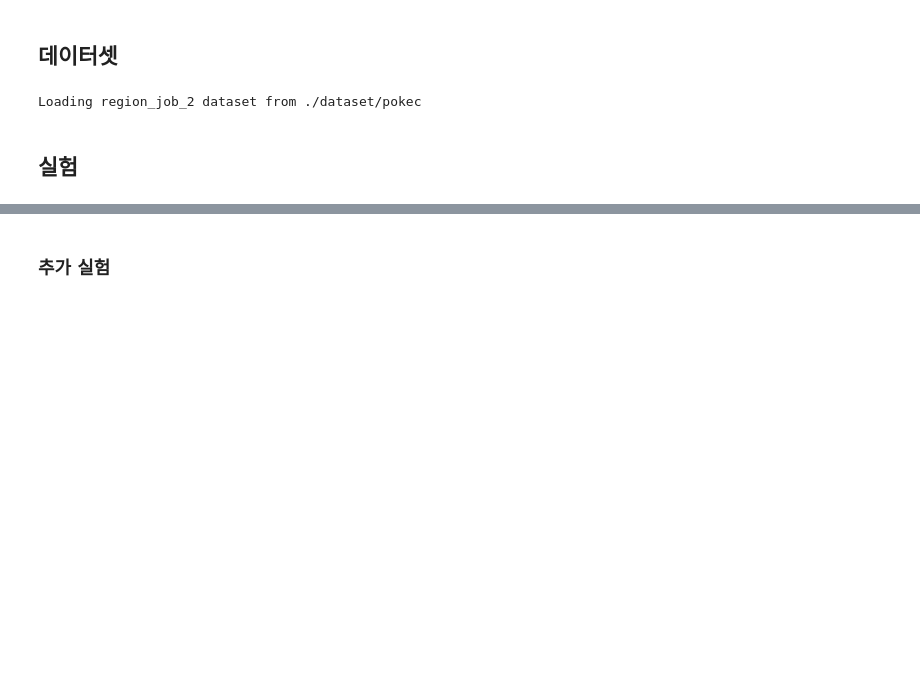
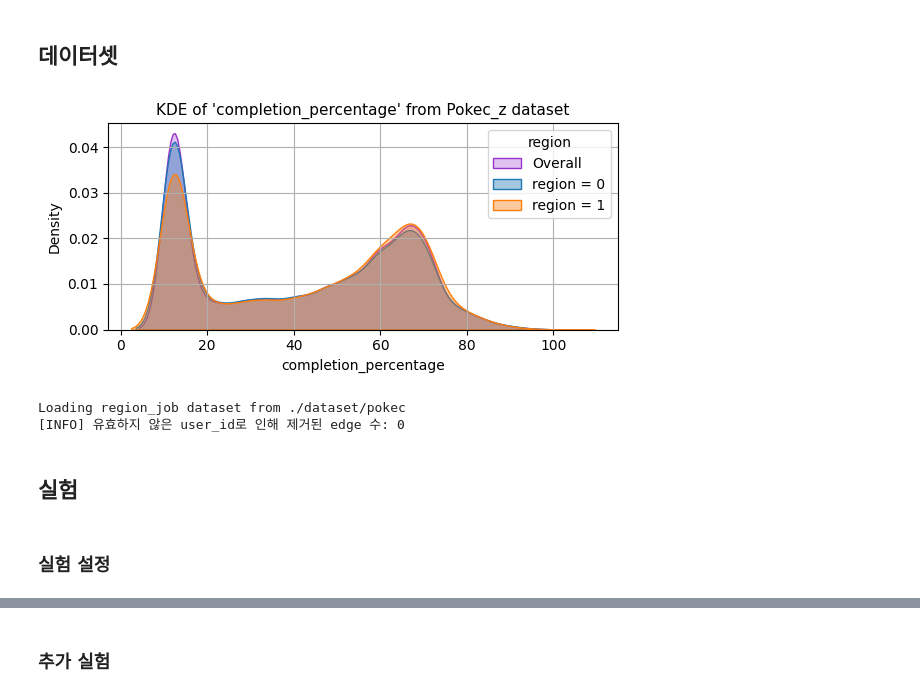
Before and after one commit to sybeam27/FnRGNN, a Jupyter notebook: test.ipynb, the cells around one changed output, grey strips where cells are left out. Cells and saved outputs as stored; diff of their text form; code cells hidden in the pictures; blank space fills up the shorter version.

```diff
--- a/test.ipynb
+++ b/test.ipynb
@@ -912,4 +1737,10 @@ def run_ablation_experiments(data, device, n_runs=5):
     return pd.DataFrame(results)
 # %% [markdown]
 ## 데이터셋
+# %%
+# 데이터셋 선택
+dataset = 'region_job' # Pokec_z
+# dataset = 'region_job_2' # Pokec_n
+# dataset = 'nba' # NBA
+# dataset = 'german' # German
 # %%
@@ -951,30 +1785,75 @@ nba_label_number, nba_sens_number, nba_test_idx, nba_path = 100, 50, True, "./da
+# %%
+# 분포 시각화
+
+# fig, axes = plt.subplots(1, 2, figsize=(12, 3))
+# sns.kdeplot(data=df, x=col, ax=axes[0], fill=True, color='darkorchid')
+# axes[0].set_title(f"KDE of '{col}' of {dn} dataset", size=11)
+# axes[0].set_xlabel(col, size=10)
+# axes[0].set_ylabel('Density', size=10)
+# axes[0].grid(True)
+# sns.kdeplot(data=df, x=col, hue=group, ax=axes[1], fill=True, common_norm=False, alpha=0.5)
+# axes[1].set_title(f"KDE of '{col}' by {group} of {dn} dataset", size=11)
+# axes[1].set_xlabel(col, size=10)
+# axes[1].set_ylabel('Density', size=10)
+# axes[1].grid(True)
+
+# plt.tight_layout()
+# plt.show()
+
+plt.figure(figsize=(6, 3))
+sns.kdeplot(data=df, x=col, fill=True, color='darkorchid', alpha=0.3, linewidth=1, label='Overall')
+for value in sorted(df[group].unique()):
+    subset = df[df[group] == value]
+    sns.kdeplot(data=subset, x=col, fill=True, alpha=0.4, label=f"{group} = {value}")
+
+plt.title(f"KDE of '{col}' from {dn} dataset", size=11)
+plt.xlabel(col, size=10)
+plt.ylabel('Density', size=10)
+plt.legend(title=group)
+plt.grid(True)
+plt.tight_layout()
+plt.show()
+# %% [output]
+[figure, added]
 # %%
 # 데이터셋 로드
-# dataset = 'region_job' # pokec_z
-dataset = 'region_job_2' # pokec_n
-# dataset = 'nba'
 seed = 1127
+tau = 0.9
 
-if dataset != 'nba':
+if dataset == 'nba':
+    predict_attr, sens_attr, label_number, sens_number, test_idx, path = nba_predict_attr, nba_sens_attr, nba_label_number, nba_sens_number, nba_test_idx, nba_path
+elif dataset == 'german':
+    predict_attr, sens_attr, path = german_predict_attr, german_sens_attr, german_path
+else:
     predict_attr, sens_attr, label_number, sens_number, test_idx, path = pokec_predict_attr, pokec_sens_attr, pokec_label_number, pokec_sens_number, pokec_test_idx, pokec_path
-else:
-    predict_attr, sens_attr, label_number, sens_number, test_idx, path = nba_predict_attr, nba_sens_attr, nba_label_number, nba_sens_number, nba_test_idx, nba_path
 
-adj, features, labels, idx_train, idx_val, idx_test, sens, idx_sens_train = load_dataset(dataset, sens_attr, predict_attr, path, label_number, sens_number, test_idx, seed=seed)
+adj, features, labels, idx_train, idx_val, idx_test, sens, idx_sens_train = load_dataset_unified(dataset, sens_attr, predict_attr, path, label_number, sens_number, test_idx, seed=seed)
 
-g = dgl.from_scipy(adj)
 if dataset == 'nba':
     features = feature_norm(features)
 
-edge_index = torch.tensor(adj.nonzero(), dtype=torch.long)
-data = Data(x=features, edge_index=edge_index, y=labels.float(), sensitive_attr=sens)
+if isinstance(adj, torch.Tensor):  # torch.sparse_coo_tensor
+    src, dst = adj._indices()
+    g = dgl.graph((src, dst))
+    edge_index = adj._indices()
+else:  # scipy sparse matrix
+    g = dgl.from_scipy(adj)
+    adj_coo = adj.tocoo()
+    edge_index = torch.tensor([adj_coo.row, adj_coo.col], dtype=torch.long)
+
+# 3. PyG-style 데이터 객체
+data = Data(x=features, edge_index=edge_index, y=labels.float(), sensitive_attr=sens, quantile_tau=torch.full((features.shape[0],), tau))
 data.idx_train = idx_train
 data.idx_val = idx_val
 data.idx_test = idx_test
+data.idx_sens_train = idx_sens_train
 # %% [output]
-Loading region_job_2 dataset from ./dataset/pokec
+Loading region_job dataset from ./dataset/pokec
+[INFO] 유효하지 않은 user_id로 인해 제거된 edge 수: 0
 # %% [markdown]
 ## 실험
+# %% [markdown]
+### 실험 설정
 # %%
 # 실험 설정
 device = torch.device('cuda:0' if torch.cuda.is_available() else 'cpu')
```
Also changed, not shown: parts of 47 cells of this notebook.
